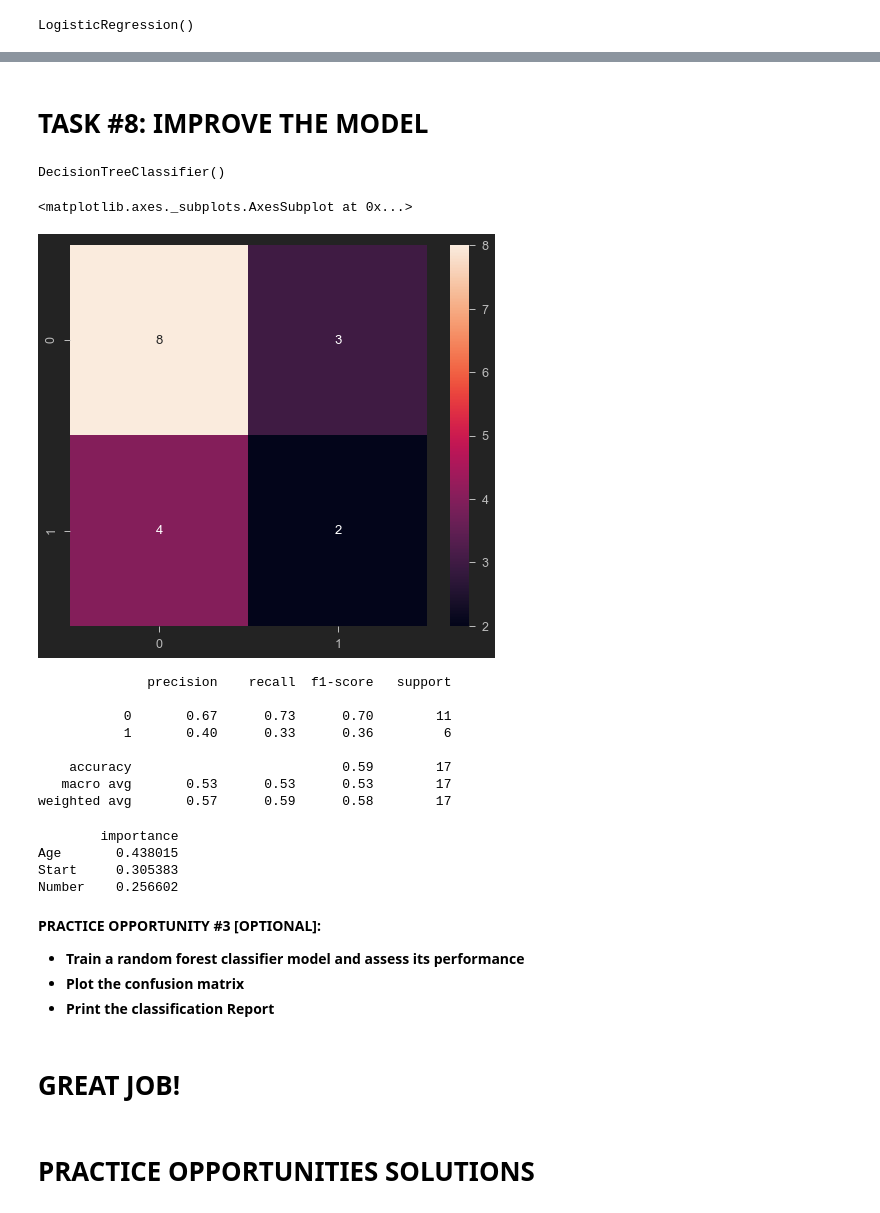
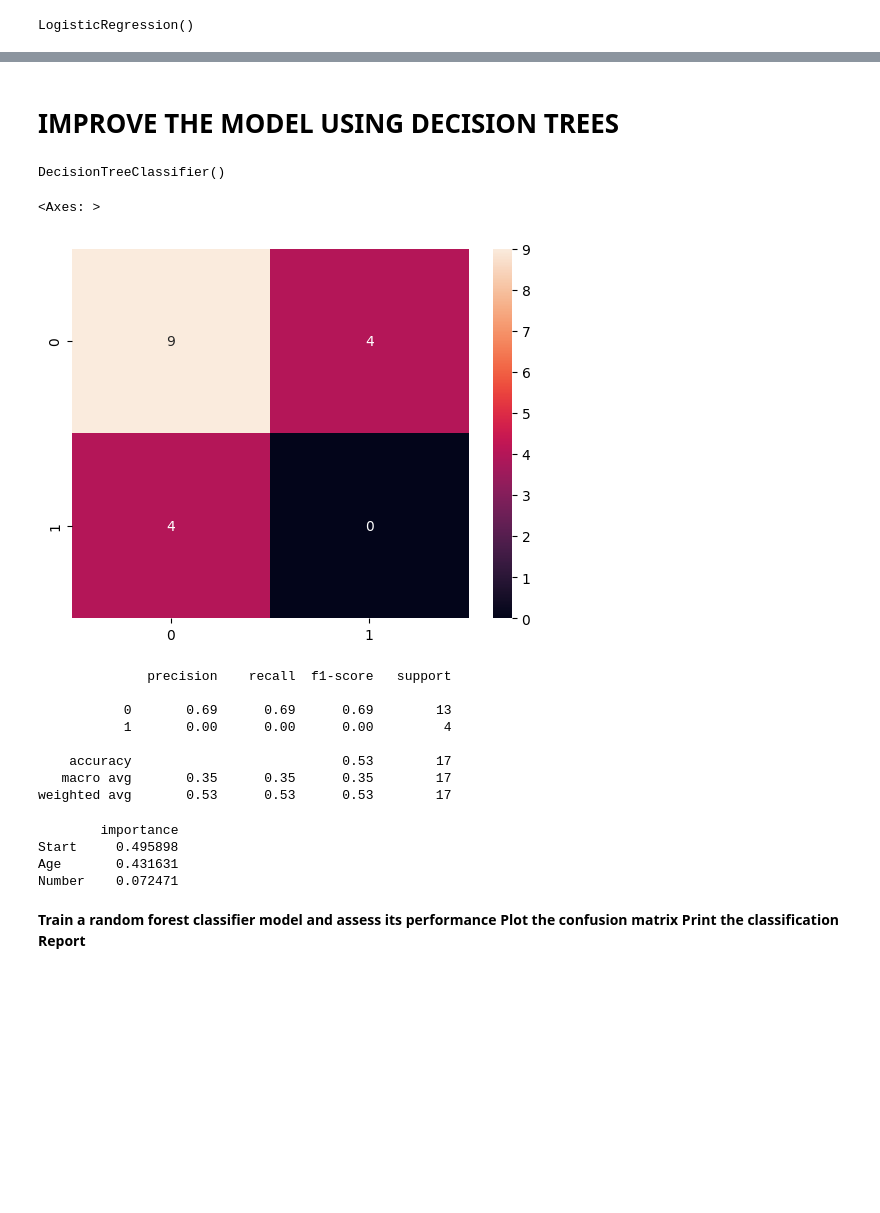
Before and after one commit to rupin-gore/Kyphosis-Disease-Classsification, a Jupyter notebook: Kyphosis Disease Classification.ipynb, the cells around one changed output, grey strips where cells are left out. Cells and saved outputs as stored; diff of their text form; code cells hidden in the pictures; blank space fills up the shorter version.

```diff
--- a/Kyphosis Disease Classification.ipynb
+++ b/Kyphosis Disease Classification.ipynb
@@ -102,5 +116,7 @@ plt.figure(figsize=(10,10))
 # %%
 # Let's drop the target label coloumns
+X = Kyphosis_df.drop(['Kyphosis'], axis=1)
+Y = Kyphosis_df['Kyphosis']
 # %%
 X
 # %% [output]
@@ -135,2 +151,4 @@ Name: Kyphosis, Length: 81, dtype: int32
 # %%
 from sklearn.model_selection import train_test_split
+# %%
+X_train, X_test, Y_train, Y_test = train_test_split(X, Y, test_size=0.2)
@@ -161,6 +185,8 @@ y_test.shape
 (17,)
 # %%
 from sklearn.linear_model import LogisticRegression
+model = LogisticRegression()
+model.fit(X_train, Y_train)
 # %% [output]
 LogisticRegression()
 # %% [markdown]
@@ -197,45 +215,40 @@ weighted avg       0.70      0.71      0.67        17
 # %% [markdown]
-# TASK #8: IMPROVE THE MODEL
+# IMPROVE THE MODEL USING DECISION TREES
 # %%
 from sklearn.tree import DecisionTreeClassifier
+decision_tree = DecisionTreeClassifier()
+decision_tree.fit(X_train, Y_train)
 # %% [output]
 DecisionTreeClassifier()
 # %%
 # Predicting the Test set results
 y_predict_test = decision_tree.predict(X_test)
-cm = confusion_matrix(y_test, y_predict_test)
+cm = confusion_matrix(Y_test, y_predict_test)
 sns.heatmap(cm, annot=True)
 # %% [output]
-<matplotlib.axes._subplots.AxesSubplot at 0x...>
+<Axes: >
-[figure, old version]
+[figure, new version]
 # %%
-print(classification_report(y_test, y_predict_test))
+print(classification_report(Y_test, y_predict_test))
 # %% [output]
               precision    recall  f1-score   support
 
-           0       0.67      0.73      0.70        11
-           1       0.40      0.33      0.36         6
+           0       0.69      0.69      0.69        13
+           1       0.00      0.00      0.00         4
 
-    accuracy                           0.59        17
-   macro avg       0.53      0.53      0.53        17
-weighted avg       0.57      0.59      0.58        17
+    accuracy                           0.53        17
+   macro avg       0.35      0.35      0.35        17
+weighted avg       0.53      0.53      0.53        17
 # %%
-feature_importances = pd.DataFrame(decision_tree.feature_importances_,
-                                   index = X_train.columns,
-                                    columns=['importance']).sort_values('importance',ascending=False)
+feature_importances = pd.DataFrame(decision_tree.feature_importances_, index = X_train.columns, columns=['importance']).sort_values('importance',ascending=False)
 
 print(feature_importances)
 # %% [output]
         importance
-Age       0.438015
-Start     0.305383
-Number    0.256602
+Start     0.495898
+Age       0.431631
+Number    0.072471
 # %% [markdown]
-**PRACTICE OPPORTUNITY #3 [OPTIONAL]:**
-- **Train a random forest classifier model and assess its performance**
-- **Plot the confusion matrix**
-- **Print the classification Report**
+**Train a random forest classifier model and assess its performance**
+**Plot the confusion matrix**
+**Print the classification Report**
-# %% [markdown]
-# GREAT JOB!
-# %% [markdown]
-# PRACTICE OPPORTUNITIES SOLUTIONS
```
Also changed, not shown: parts of 51 cells of this notebook.
